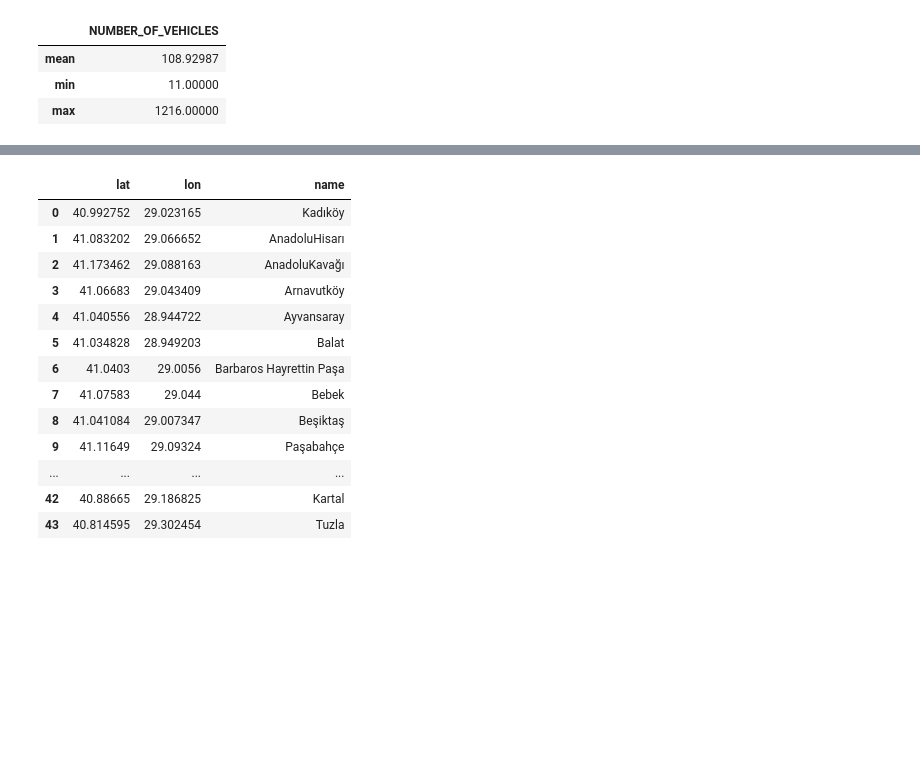
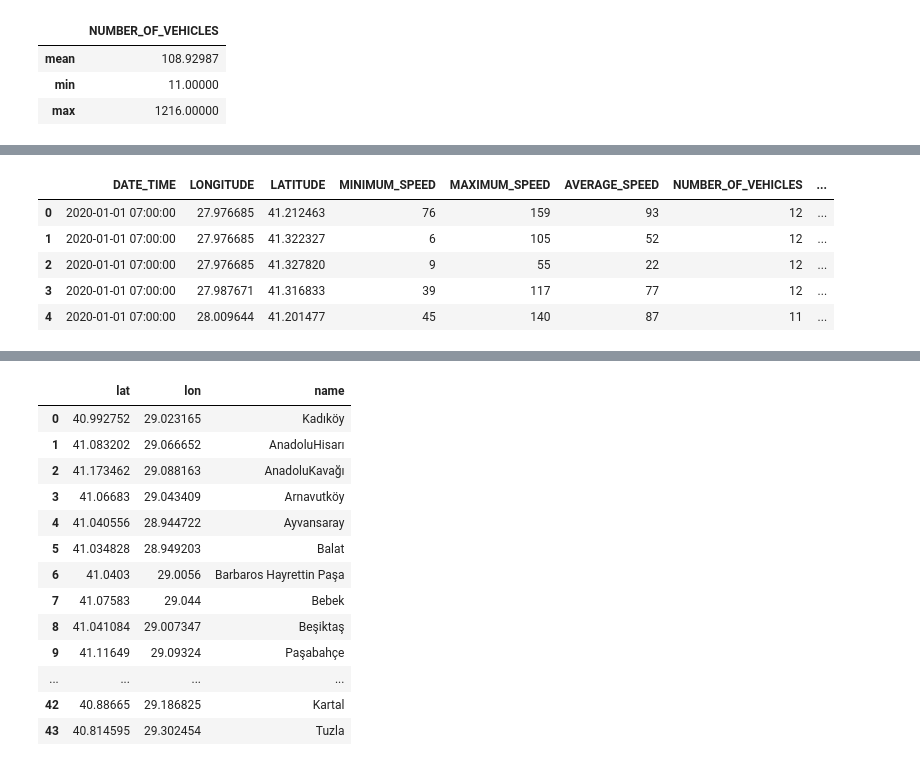
Before and after one commit to emre-isik/IBBTraffic-1, a Jupyter notebook: Traffic_in_Istanbul.ipynb, the cells around one changed output, grey strips where cells are left out. Saved outputs shown, nothing was run; the diff lists cells and outputs as text; code cells hidden in the pictures; blank space fills up the shorter version.

```diff
--- a/Traffic_in_Istanbul.ipynb
+++ b/Traffic_in_Istanbul.ipynb
@@ -121,0 +144,11 @@ print(data[cond2bigger].shape)
+# %%
+# Creating hour column according to hour of DATE_TIME
+data['hour']=data['DATE_TIME'].apply(lambda x: x.hour)
+data.head()
+# %% [output]
+|  | DATE_TIME | LONGITUDE | LATITUDE | MINIMUM_SPEED | MAXIMUM_SPEED | AVERAGE_SPEED | NUMBER_OF_VEHICLES | ... |
+| 0 | 2020-01-01 07:00:00 | 27.976685 | 41.212463 | 76 | 159 | 93 | 12 | ... |
+| 1 | 2020-01-01 07:00:00 | 27.976685 | 41.322327 | 6 | 105 | 52 | 12 | ... |
+| 2 | 2020-01-01 07:00:00 | 27.976685 | 41.327820 | 9 | 55 | 22 | 12 | ... |
+| 3 | 2020-01-01 07:00:00 | 27.987671 | 41.316833 | 39 | 117 | 77 | 12 | ... |
+| 4 | 2020-01-01 07:00:00 | 28.009644 | 41.201477 | 45 | 140 | 87 | 11 | ... |
```
Also changed, not shown: parts of 9 cells of this notebook.
